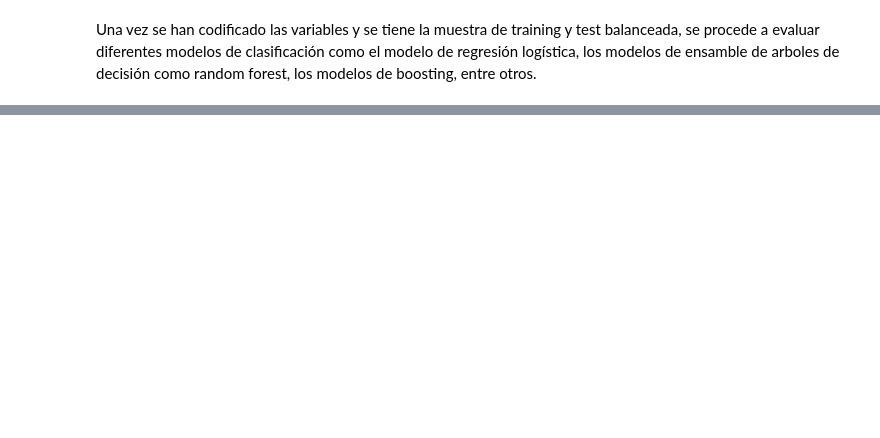
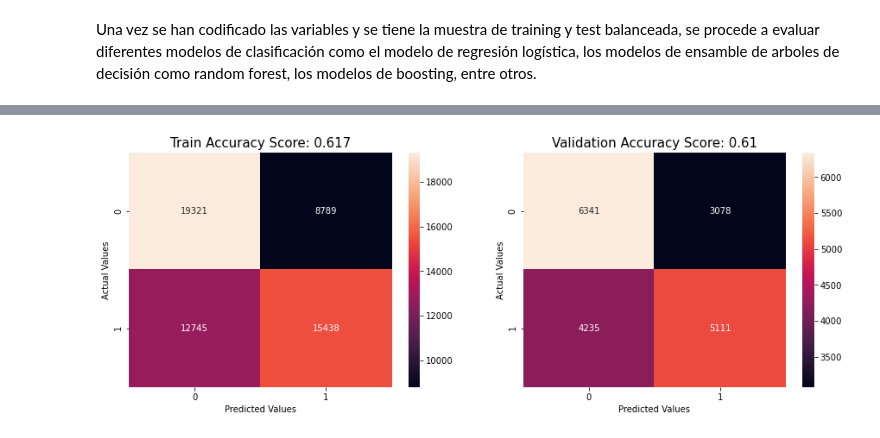
Before and after one commit to diegoguerrero031/ifood_prueba, a Jupyter notebook: Diabetes_130.ipynb, the cells around one changed output, grey strips where cells are left out. Cells and saved outputs as stored; diff of their text form; code cells hidden in the pictures; blank space fills up the shorter version.

Commit message:
Actualización de prueba de Ifood
Se incluyeron los modelos de clasificación

```diff
--- a/Diabetes_130.ipynb
+++ b/Diabetes_130.ipynb
@@ -1549,8 +1553,10 @@ diabetes1["admission_type_id"].fillna(diabetes1["admission_type_id"].mode()[0],
 diabetes1["discharge_disposition_id"].fillna(diabetes1["discharge_disposition_id"].mode()[0], inplace = True)
 diabetes1["admission_source_id"].fillna(diabetes1["admission_source_id"].mode()[0], inplace = True)
 # %%
-# Obtener las variables dummies para Race y Id's
-one_hot_diabetes = pd.get_dummies(diabetes1, columns=['race'], prefix=["enc"])
+#diabetes1.info()
+#diabetes1.race.unique()
+# Obtener las variables dummies para Race, Medical specialty y Id's
+one_hot_diabetes = pd.get_dummies(diabetes1, columns=['race','medical_specialty'], prefix=["enc","enc"])
 
 columnas_ids = ['admission_type_id', 'discharge_disposition_id', 'admission_source_id']
 
@@ -1600,11 +1606,3 @@ A value is trying to be set on a copy of a slice from a DataFrame.
 Try using .loc[row_indexer,col_indexer] = value instead
 
 See the caveats in the documentation: https://pandas.pydata.org/pandas-docs/stable/user_guide/indexing.html#returning-a-view-versus-a-copy
-# %%
-binary = ['change', 'diabetesMed', 'gender']
-
-from category_encoders import BinaryEncoder
-binary_enc = BinaryEncoder(cols=binary)
-binary_enc.fit_transform(X_train)
-X_train = binary_enc.fit_transform(X_train)
-X_test = binary_enc.transform(X_test)
@@ -1615,0 +1609,7 @@ is_categorical is deprecated and will be removed in a future version.  Use is_ca
+# %%
+binaria = ['change', 'diabetesMed', 'gender']
+
+for columna in binaria:
+    label_enc = LabelEncoder()
+    X_train[columna] = label_enc.fit_transform(X_train[columna])
+    X_test[columna] = label_enc.fit_transform(X_test[columna])
@@ -1672,0 +1689,2 @@ Una vez se han codificado las variables y se tiene la muestra de training y test
+# %%
+log_model = LogisticRegression(solver = "liblinear",class_weight="balanced",random_state = 15).fit(X_train, y_train)
@@ -1672,0 +1719,23 @@ Una vez se han codificado las variables y se tiene la muestra de training y test
+# %%
+# Matriz de confusión
+
+predictions = log_model.predict(X_train)
+train_score = round(accuracy_score(y_train, predictions), 3)
+cm_train = cm(y_train, predictions)
+
+predictions = log_model.predict(X_val)
+val_score = round(accuracy_score(y_val, predictions), 3)
+cm_val = cm(y_val, predictions)
+
+fig, (ax1,ax2) = plt.subplots(nrows=1,ncols=2,figsize=(15,5))
+sns.heatmap(cm_train, annot=True, fmt=".0f",ax=ax1)
+ax1.set_xlabel('Predicted Values')
+ax1.set_ylabel('Actual Values')
+ax1.set_title('Train Accuracy Score: {0}'.format(train_score), size = 15)
+sns.heatmap(cm_val, annot=True, fmt=".0f",ax=ax2)
+ax2.set_xlabel('Predicted Values')
+ax2.set_ylabel('Actual Values')
+ax2.set_title('Validation Accuracy Score: {0}'.format(val_score), size = 15)
+plt.show()
+# %% [output]
+[figure, added]
```
Also changed, not shown: parts of 34 cells of this notebook.
